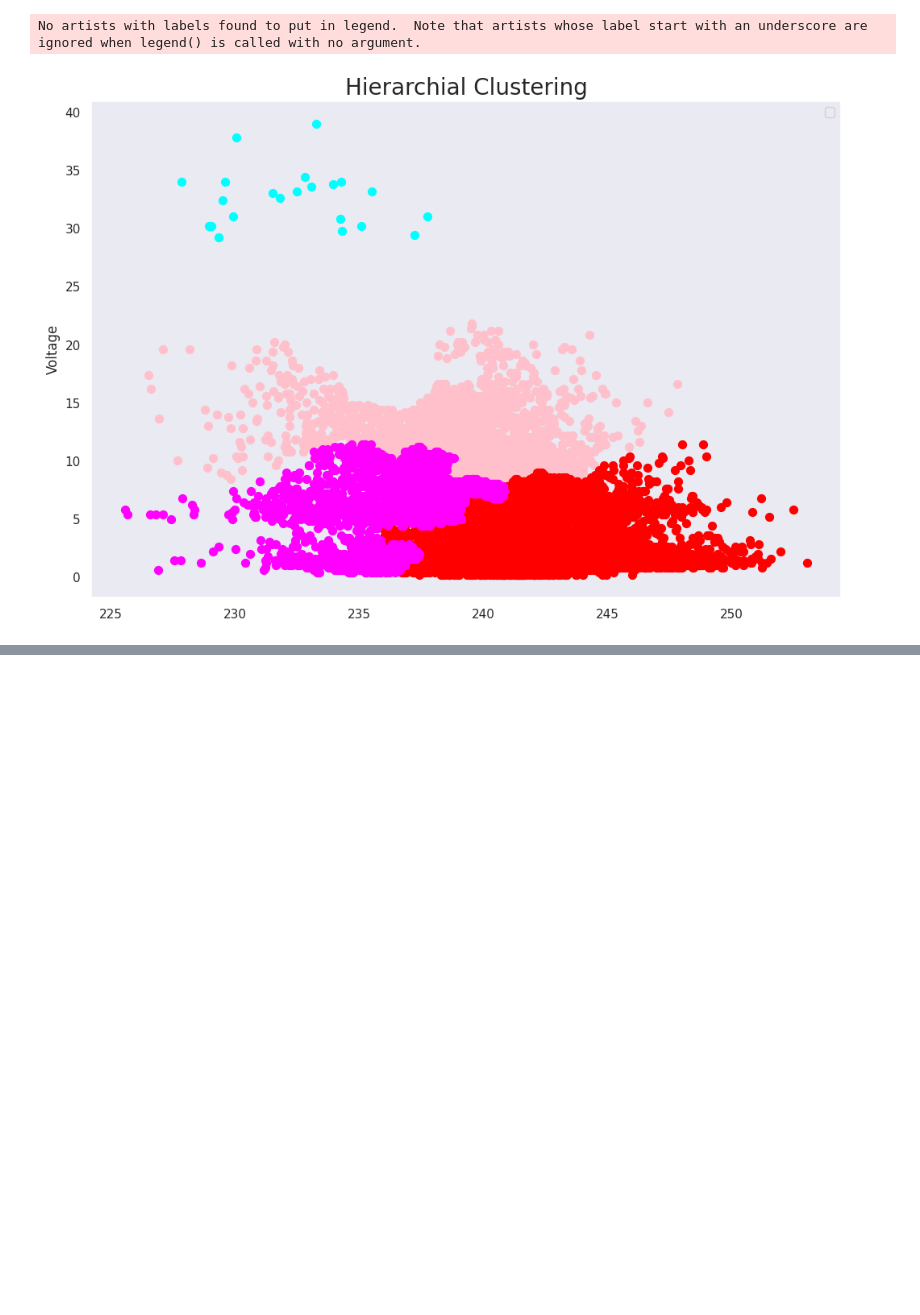
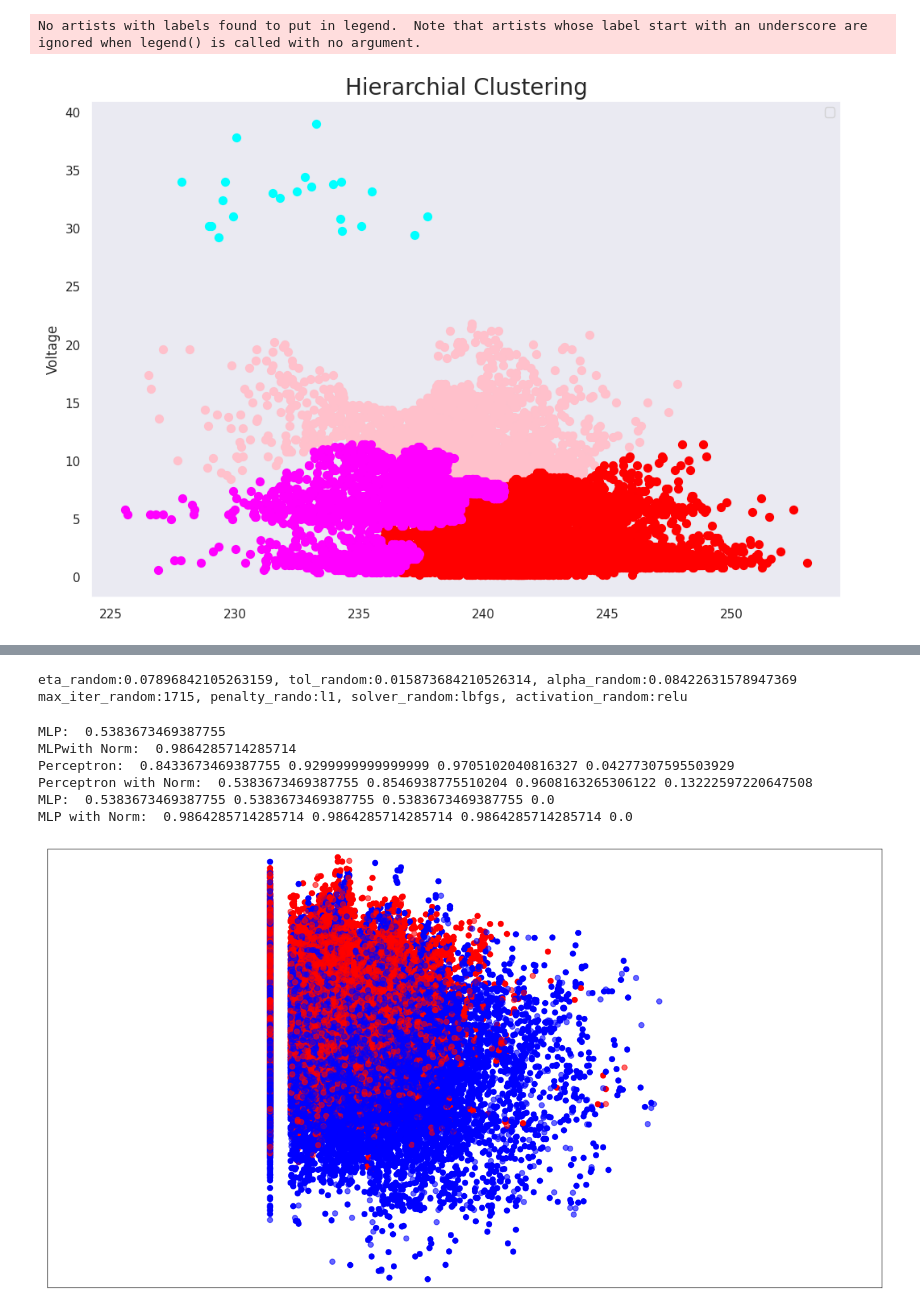
Before and after one commit to hublotik/deepl_labs, a Jupyter notebook: Powe_cons.ipynb, the cells around one changed output, grey strips where cells are left out. Cells and saved outputs as stored; diff of their text form; code cells hidden in the pictures; blank space fills up the shorter version.

Commit message:
perceptron tru

```diff
--- a/Powe_cons.ipynb
+++ b/Powe_cons.ipynb
@@ -622,0 +654,2 @@ No artists with labels found to put in legend.  Note that artists whose label st
+# %%
+df_filtered= df_filtered[1000:50000]
@@ -622,0 +674,18 @@ No artists with labels found to put in legend.  Note that artists whose label st
+# %%
+cat = ['Date', 'Time']
+X = df_filtered.drop(cat + ['Global_active_power', 'Sub_metering_1', 'Sub_metering_2', 'Sub_metering_3'], axis=1).values
+Y = df_filtered['Global_active_power'].values.reshape(-1,1)
+# Define a threshold value
+threshold = 2
+
+# Convert labels into binary format based on the threshold
+Y = np.where(Y >= threshold, 1, 0)
+
+indices = np.arange(X.shape[0])
+np.random.seed(2)
+np.random.shuffle(indices)
+train_size = int(0.8 * X.shape[0])
+train_indices = indices[:train_size]
+test_indices = indices[train_size:]
+X_train, X_test = X[train_indices], X[test_indices]
+y_train, y_test = Y[train_indices], Y[test_indices]
@@ -622,0 +820,52 @@ No artists with labels found to put in legend.  Note that artists whose label st
+# %%
+print(f'eta_random:{eta_random}, tol_random:{tol_random}, alpha_random:{alpha_random}')
+print(f'max_iter_random:{max_iter_random}, penalty_rando:{penalty_random}, solver_random:{solver_random}, activation_random:{activation_random}')
+mlp.fit(X_train, y_train)
+#Работа с ненормализованными данными
+predictions = mlp.predict(X_test)
+acc = accuracy_score(y_test, predictions)
+print ("MLP: ", acc)
+acc_mlp.append(acc)
+#Работа с нормализованными данными
+mlp = MLPClassifier(random_state=i, solver=solver_random, activation=activation_random
+                        , alpha= alpha_random, tol= tol_random, hidden_layer_sizes=(2, ), max_iter= max_iter_random) ###############################
+mlp.fit(X_train_scaled, y_train)
+predictions = mlp.predict(X_test_scaled)
+acc = accuracy_score(y_test, predictions)
+print ("MLPwith Norm: ", acc)
+acc_mlpn.append(acc)
+#Распечатка итоговых результатов
+print ("Perceptron: ", min(acc_p), median(acc_p), max(acc_p), np.std(acc_p))
+print ("Perceptron with Norm: ", min(acc_pn), median(acc_pn), max(acc_pn),
+np.std(acc_pn))
+print ("MLP: ", min(acc_mlp), median(acc_mlp), max(acc_mlp), np.std(acc_mlp))
+print ("MLP with Norm: ", min(acc_mlpn), median(acc_mlpn), max(acc_mlpn),
+np.std(acc_mlpn))
+#Расчет минимума и максимума для графика
+X = np.concatenate((X_train, X_test), axis=0)
+x_min, x_max = X[:, 0].min() - .5, X[:, 0].max() + .5
+y_min, y_max = X[:, 1].min() - .5, X[:, 1].max() + .5
+#Построение графика
+figure = plt.figure(figsize=(17, 9))
+cm = plt.cm.RdBu
+cm_bright = ListedColormap(['#FF0000', '#0000FF'])
+ax = plt.subplot(1, 1, 1)
+# Точки из обучающей выборки
+ax.scatter(X_train[:, 0], X_train[:, 1], c=y_train, cmap=cm_bright)
+# Тестовые точки
+ax.scatter(X_test[:, 0], X_test[:, 1], c=y_test, cmap=cm_bright, alpha=0.6)
+ax.set_xlim(x_min, x_max)
+ax.set_ylim(y_min, y_max)
+ax.set_xticks(())
+ax.set_yticks(())
+plt.show()
+# %% [output]
+eta_random:0.07896842105263159, tol_random:0.015873684210526314, alpha_random:0.08422631578947369
+max_iter_random:1715, penalty_rando:l1, solver_random:lbfgs, activation_random:relu
+MLP:  0.5383673469387755
+MLPwith Norm:  0.9864285714285714
+Perceptron:  0.8433673469387755 0.9299999999999999 0.9705102040816327 0.04277307595503929
+Perceptron with Norm:  0.5383673469387755 0.8546938775510204 0.9608163265306122 0.13222597220647508
+MLP:  0.5383673469387755 0.5383673469387755 0.5383673469387755 0.0
+MLP with Norm:  0.9864285714285714 0.9864285714285714 0.9864285714285714 0.0
+[figure, added]
```
Also changed, not shown: parts of 16 cells of this notebook.
